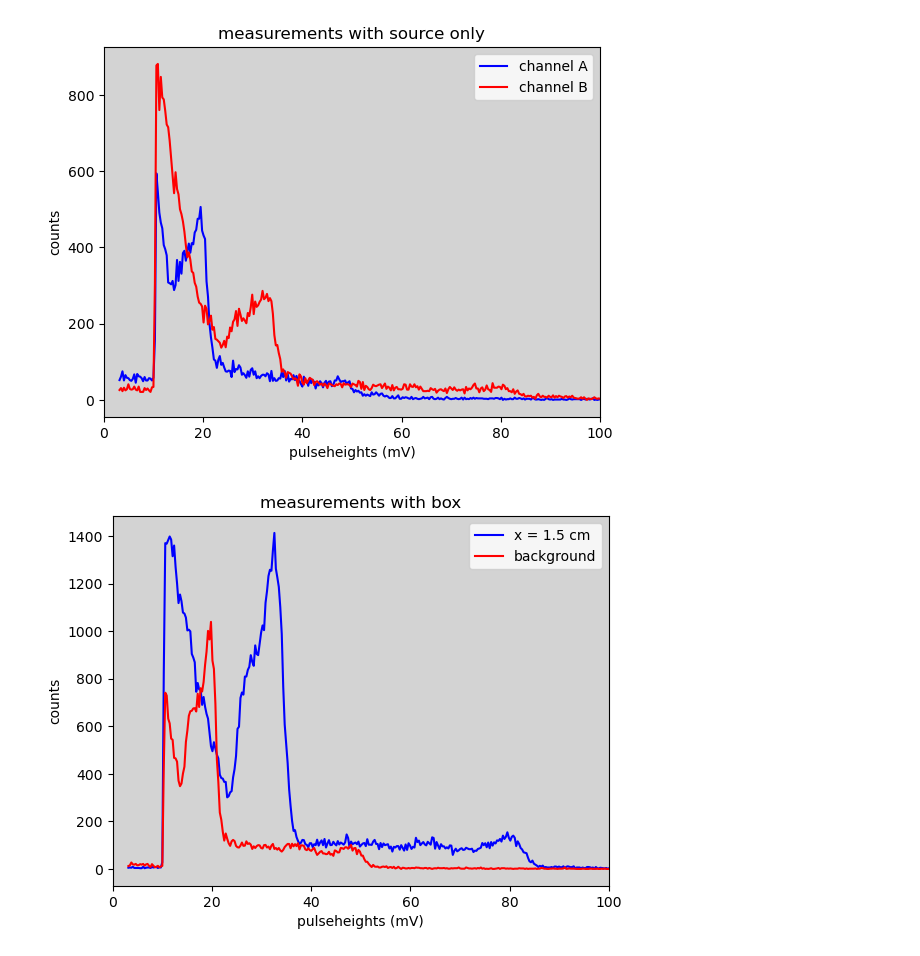
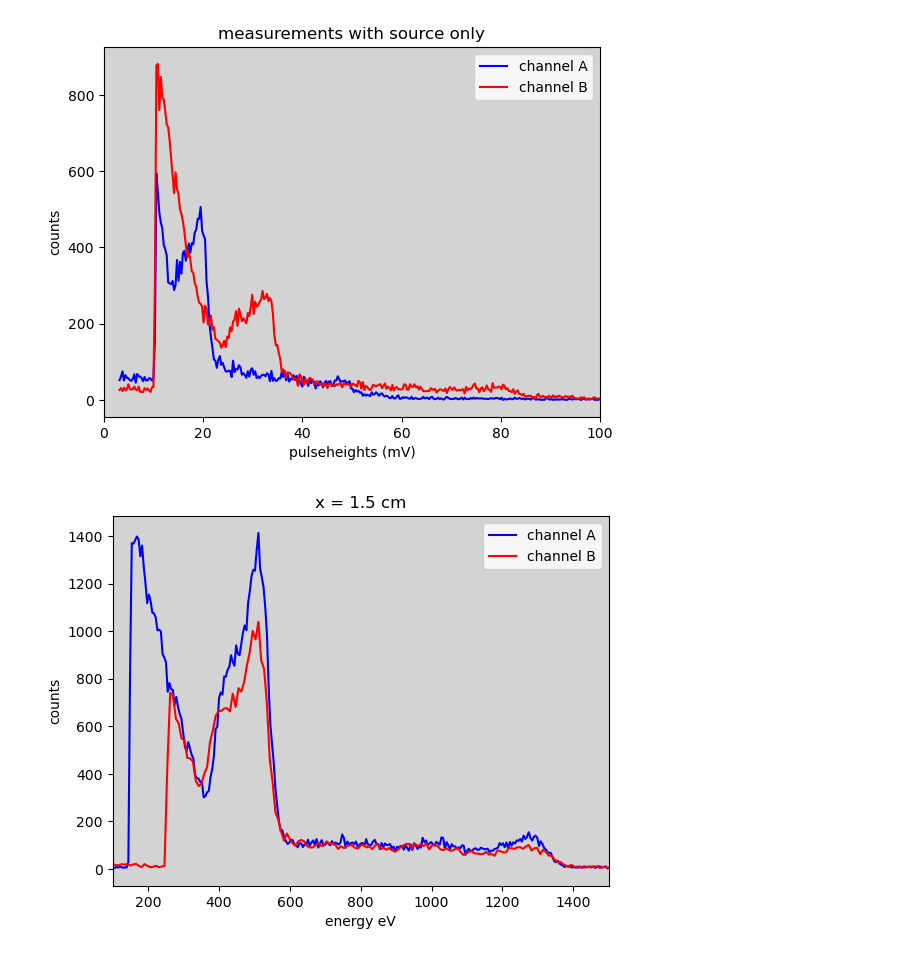
Before and after one commit to jrc-rodriguez/particle_physics, a Jupyter notebook: particle_physics.ipynb, the cells around one changed output. Cells and saved outputs as stored; diff of their text form; code cells hidden in the pictures.

Commit message:
plotted other x measurements

```diff
--- a/particle_physics.ipynb
+++ b/particle_physics.ipynb
@@ -8,11 +8,11 @@ import pandas as pd
 import datasets
 # %%
 data_background = pd.read_csv("background_spectrum.csv")
-data_x1 = pd.read_csv("spectrum_doos_x_1.csv")
-data_x2 = pd.read_csv("spectrum_doos_x_2.csv")
-data_x3 = pd.read_csv("spectrum_doos_x_3.csv")
-data_x4 = pd.read_csv("spectrum_doos_x_4.csv")
-data_x5 = pd.read_csv("spectrum_doos_x_5.csv")
+data_x1 = pd.read_csv("spectrum_x/spectrum_doos_x_1.csv")
+data_x2 = pd.read_csv("spectrum_x/spectrum_doos_x_2.csv")
+data_x3 = pd.read_csv("spectrum_x/spectrum_doos_x_3.csv")
+data_x4 = pd.read_csv("spectrum_x/spectrum_doos_x_4.csv")
+data_x5 = pd.read_csv("spectrum_x/spectrum_doos_x_5.csv")
 data_source = pd.read_csv("spectrum_1.csv")
 # %% [markdown]
 function to add counts from channel A and B
@@ -218,15 +159,18 @@ plt.show()
 # %% [output]
 [figure]
 # %%
-plt.plot(pulseheights_x1, counts_A_x1, color = 'blue', label = "x = 1.5 cm")
-plt.plot(pulseheights_x1, counts_B_x1, color = 'red', label = 'background')
+energy_A_x1 = energy_A(pulseheights_x1)
+energy_B_x1 = energy_B(pulseheights_x1)
+
+plt.plot(energy_A_x1, counts_A_x1, color = 'blue', label = "channel A")
+plt.plot(energy_B_x1, counts_B_x1, color = 'red', label = 'channel B')
 plt.gca().set_facecolor('lightgrey')
-plt.title("measurements with box")
+plt.title("x = 1.5 cm")
 plt.legend(loc = 'upper right')
-plt.xlim(0, 100)
+plt.xlim(100, 1500)
 plt.ylabel("counts")
-plt.xlabel("pulseheights (mV)")
+plt.xlabel("energy eV")
 plt.show()
 # %% [output]
-[figure, old version]
+[figure, new version]
 # %%
```
Also changed, not shown: parts of 11 cells of this notebook, 7 other files.
